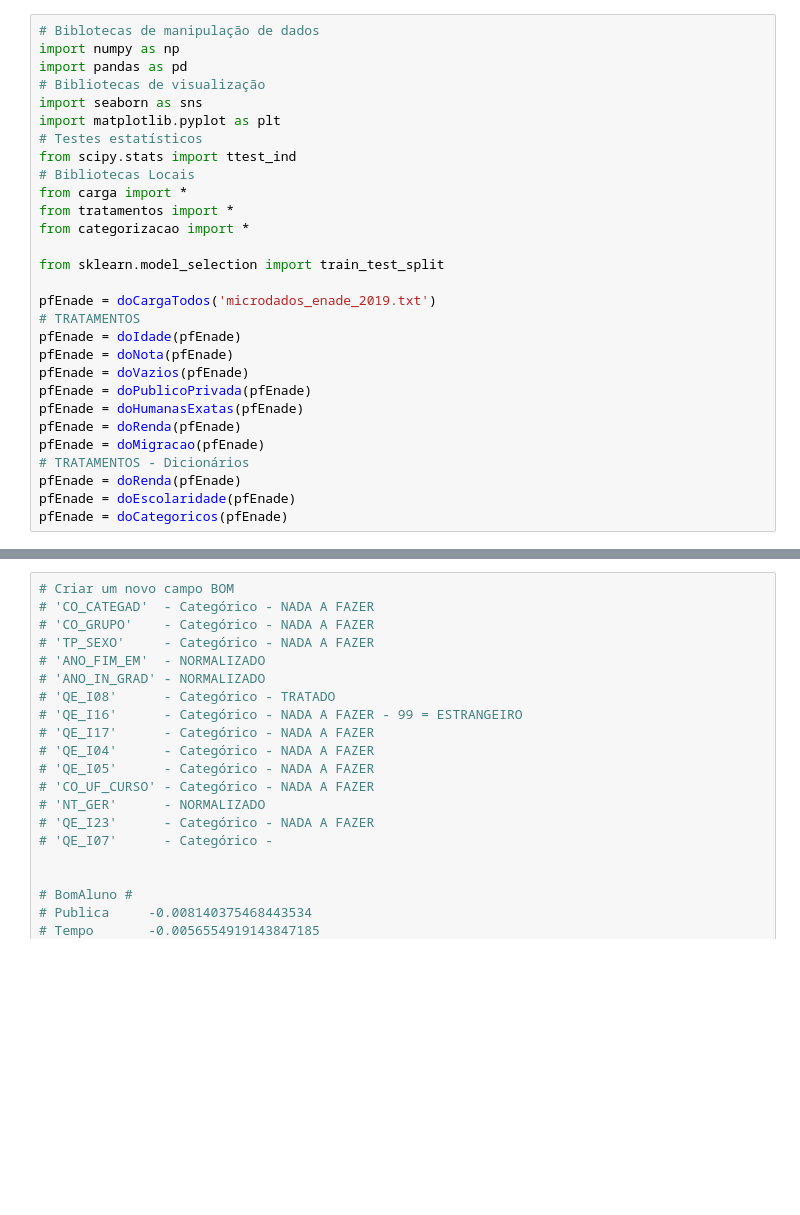
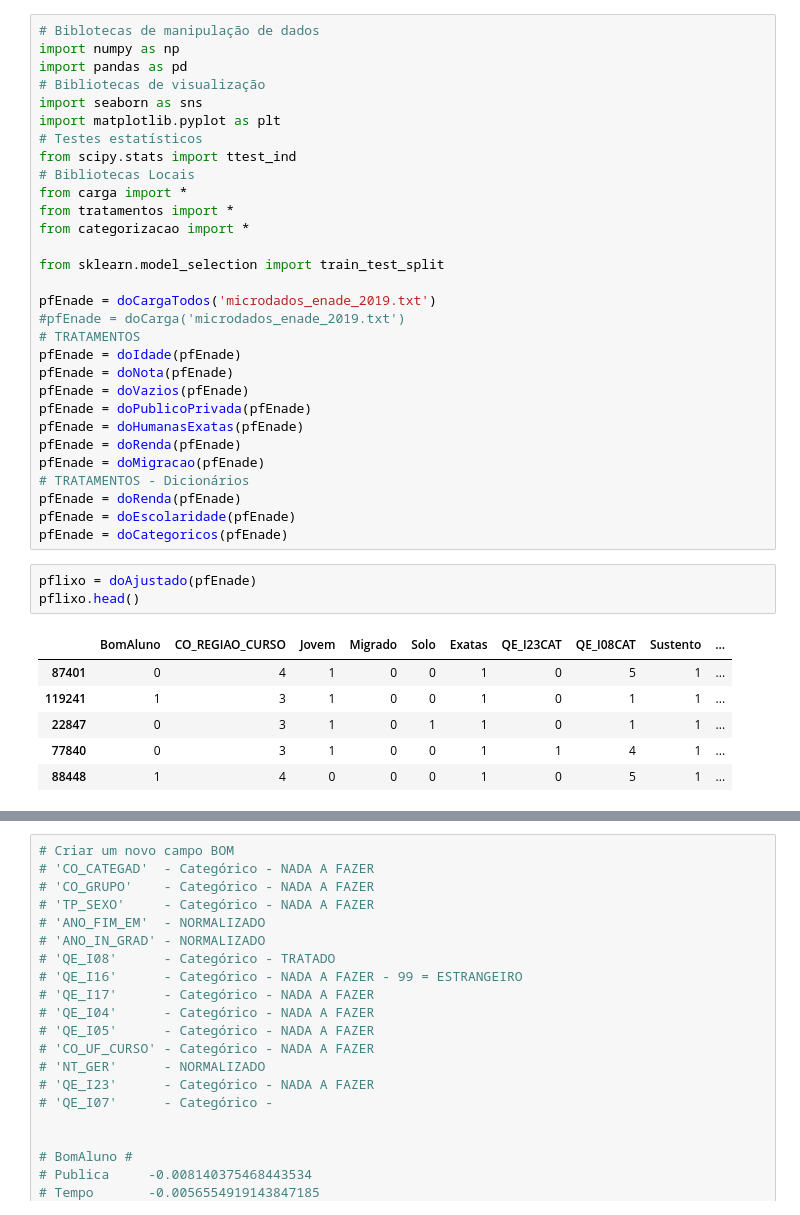
Before and after one commit to svponte/md, a Jupyter notebook: escolhacampos.ipynb, the cells around one changed output, grey strips where cells are left out. Saved outputs shown, nothing was run; the diff lists cells and outputs as text; blank space fills up the shorter version.

```diff
--- a/escolhacampos.ipynb
+++ b/escolhacampos.ipynb
@@ -15,6 +15,7 @@ from categorizacao import *
 from sklearn.model_selection import train_test_split
 
 pfEnade = doCargaTodos('microdados_enade_2019.txt')
+#pfEnade = doCarga('microdados_enade_2019.txt')
 # TRATAMENTOS
 pfEnade = doIdade(pfEnade)
 pfEnade = doNota(pfEnade)
@@ -27,5 +28,15 @@ pfEnade = doMigracao(pfEnade)
 pfEnade = doRenda(pfEnade)
 pfEnade = doEscolaridade(pfEnade)
 pfEnade = doCategoricos(pfEnade)
+# %%
+pflixo = doAjustado(pfEnade)
+pflixo.head()
+# %% [output]
+|  | BomAluno | CO_REGIAO_CURSO | Jovem | Migrado | Solo | Exatas | QE_I23CAT | QE_I08CAT | Sustento | ... |
+| 87401 | 0 | 4 | 1 | 0 | 0 | 1 | 0 | 5 | 1 | ... |
+| 119241 | 1 | 3 | 1 | 0 | 0 | 1 | 0 | 1 | 1 | ... |
+| 22847 | 0 | 3 | 1 | 0 | 1 | 1 | 0 | 1 | 1 | ... |
+| 77840 | 0 | 3 | 1 | 0 | 0 | 1 | 1 | 4 | 1 | ... |
+| 88448 | 1 | 4 | 0 | 0 | 0 | 1 | 0 | 5 | 1 | ... |
 # %%
 pfEnade['QE_I08CAT'].value_counts() # e veja a distribuição . Se estiver muito desbalanceado, tem que balancear
```
Also changed, not shown: parts of 4 cells of this notebook, 5 other files.
